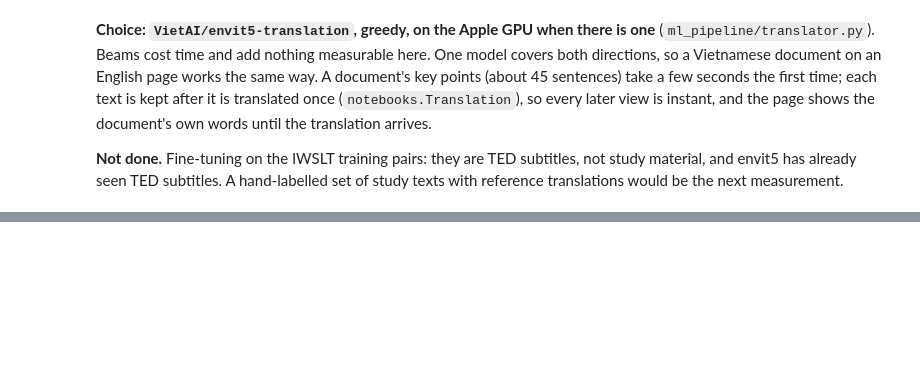
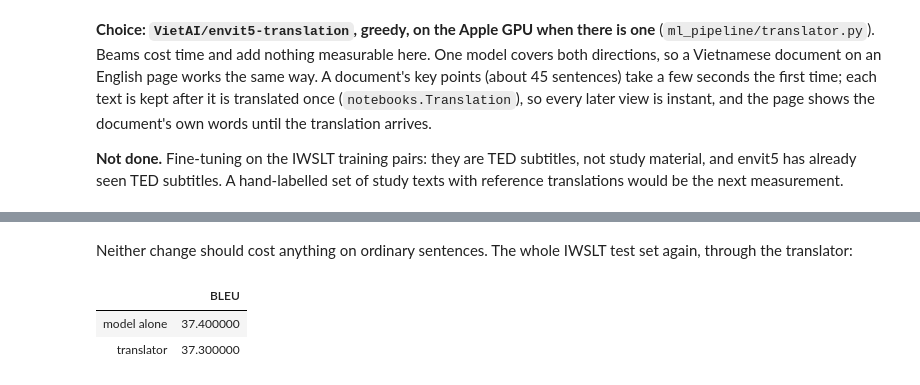
Before and after one commit to BlobaTeee/Study-Platform-Development, a Jupyter notebook: ml_pipeline/notebooks/12_translation.ipynb, the cells around one changed output, grey strips where cells are left out. Cells and saved outputs as stored; diff of their text form; code cells hidden in the pictures; blank space fills up the shorter version.

```diff
--- a/ml_pipeline/notebooks/12_translation.ipynb
+++ b/ml_pipeline/notebooks/12_translation.ipynb
@@ -205,0 +269,10 @@ already seen TED subtitles. A hand-labelled set of study texts with reference tr
+# %% [markdown]
+Neither change should cost anything on ordinary sentences. The whole IWSLT test set again, through the translator:
+# %%
+raw = sacrebleu.corpus_bleu(translator('envit5')(src), [ref])
+full = sacrebleu.corpus_bleu(local.translate(src, 'en', 'vi'), [ref])
+pd.DataFrame([{'': 'model alone', 'BLEU': round(raw.score, 1)}, {'': 'translator', 'BLEU': round(full.score, 1)}]).style.hide(axis='index')
+# %% [output]
+|  | BLEU |
+| model alone | 37.400000 |
+| translator | 37.300000 |
```
Also changed, not shown: parts of 8 cells of this notebook, 5 other files.
